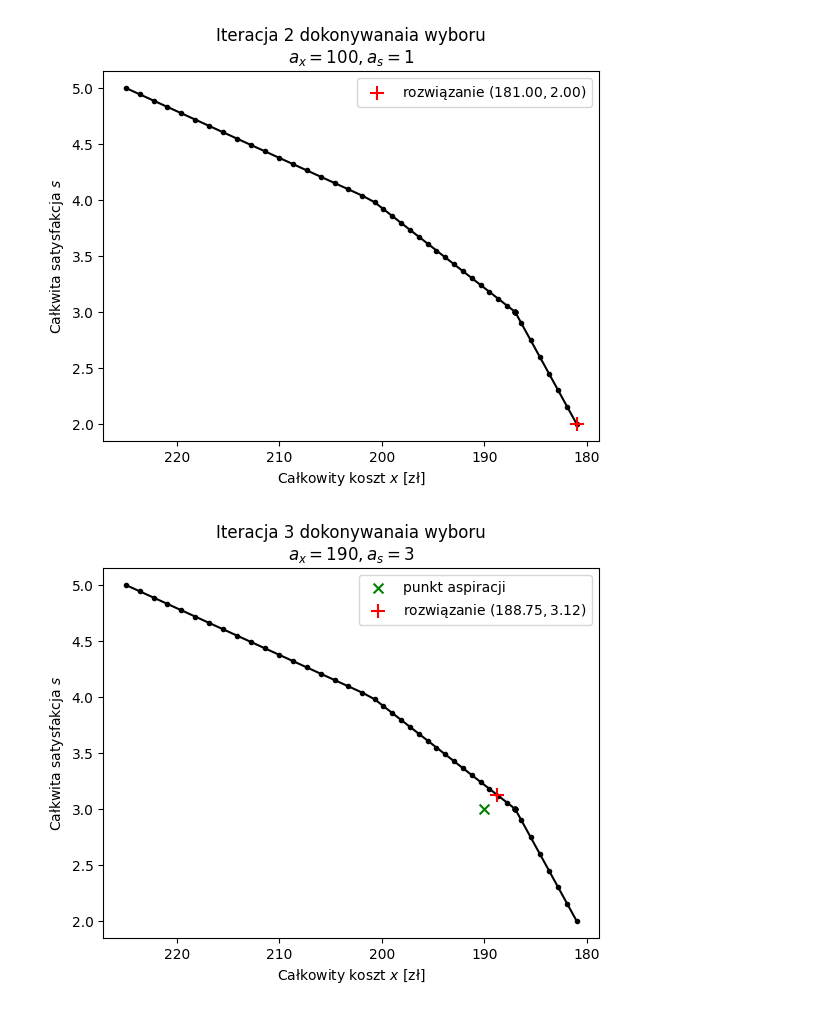
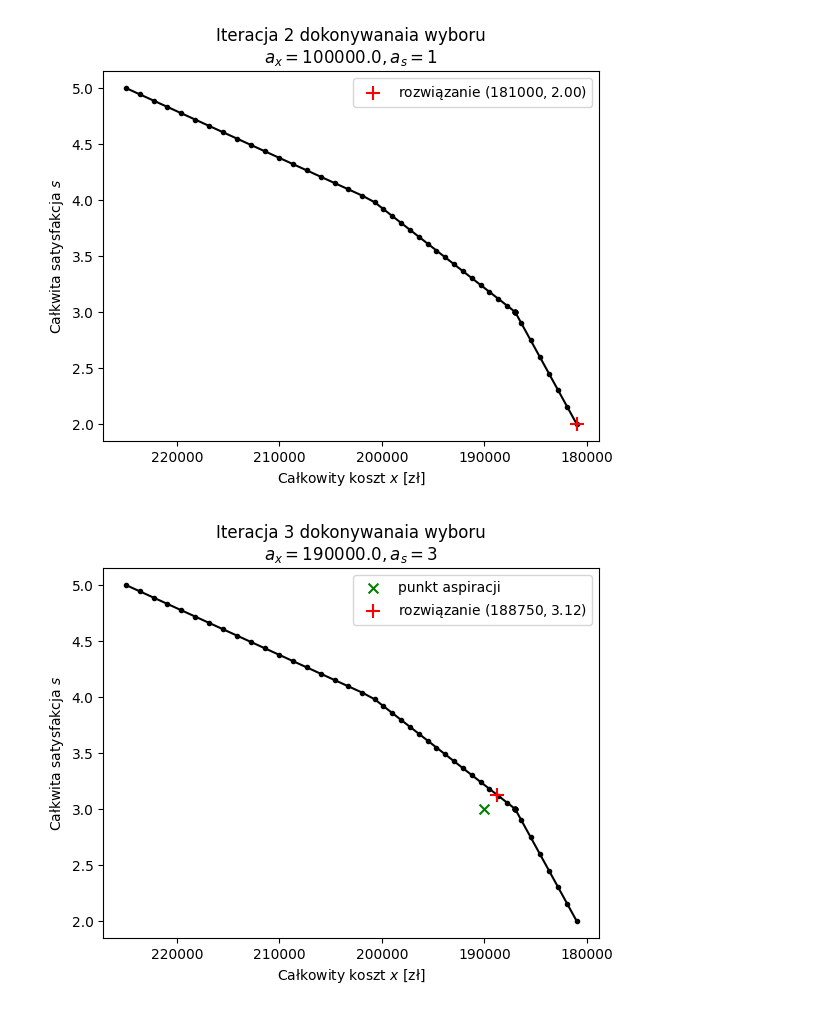
Before and after one commit to jostrzol/mom, a Jupyter notebook: proj3/src/proj3.ipynb, the cells around one changed output. Cells and saved outputs as stored; diff of their text form; code cells hidden in the pictures.

```diff
--- a/proj3/src/proj3.ipynb
+++ b/proj3/src/proj3.ipynb
@@ -10,12 +10,12 @@ import pandas as pd
 
 def solve(
     ampl: AMPL,
-    epsilon: float = 0.001,
+    epsilon: float = 0.000001,
     beta: float = 0.1,
     aspiration_cost: float = 0,
     aspiration_satisfaction: float = 0,
     lambda_cost: float = 1,
-    lambda_satisfaction: float = 10,
+    lambda_satisfaction: float = 10000,
 ):
     targets = ["cost", "satisfaction"]
     ampl.param["EPSILON"] = epsilon
@@ -185,7 +185,7 @@ satisfaction_aspirations = np.linspace(
 )
 
 results = [
-    run(ampl, aspiration_satisfaction=satisfaction, aspiration_cost=cost, lambda_satisfaction=100)
+    run(ampl, aspiration_satisfaction=satisfaction, aspiration_cost=cost, lambda_satisfaction=100000)
     for cost, satisfaction in zip(cost_aspirations, satisfaction_aspirations)
 ]
 # %%
@@ -243,7 +243,7 @@ def decide_iteration(i: int, *args, aspiration_cost, aspiration_satisfaction, **
         marker="+",
         s=100,
         zorder=3,
-        label=f"rozwiązanie $({result.total_cost:.2f}, {result.total_satisfaction:.2f})$",
+        label=f"rozwiązanie $({result.total_cost:.0f}, {result.total_satisfaction:.2f})$",
     )
 
     plt.subplot().invert_xaxis()
@@ -258,9 +258,9 @@ def decide_iteration(i: int, *args, aspiration_cost, aspiration_satisfaction, **
     plt.show()
 
 
-decide_iteration(1, ampl, aspiration_cost=240, aspiration_satisfaction=0)
-decide_iteration(2, ampl, aspiration_cost=100, aspiration_satisfaction=1)
-decide_iteration(3, ampl, aspiration_cost=190, aspiration_satisfaction=3)
-decide_iteration(4, ampl, aspiration_cost=1000, aspiration_satisfaction=5)
-decide_iteration(5, ampl, aspiration_cost=210, aspiration_satisfaction=4)
+decide_iteration(1, ampl, aspiration_cost=240e3, aspiration_satisfaction=0)
+decide_iteration(2, ampl, aspiration_cost=100e3, aspiration_satisfaction=1)
+decide_iteration(3, ampl, aspiration_cost=190e3, aspiration_satisfaction=3)
+decide_iteration(4, ampl, aspiration_cost=1000e3, aspiration_satisfaction=5)
+decide_iteration(5, ampl, aspiration_cost=210e3, aspiration_satisfaction=4)
 # %% [output]
@@ -268,2 +268,2 @@ decide_iteration(5, ampl, aspiration_cost=210, aspiration_satisfaction=4)
-[figure, old version]
+[figure, new version]
-[figure, old version]
+[figure, new version]
```
Also changed, not shown: parts of 6 cells of this notebook, 7 other files.
